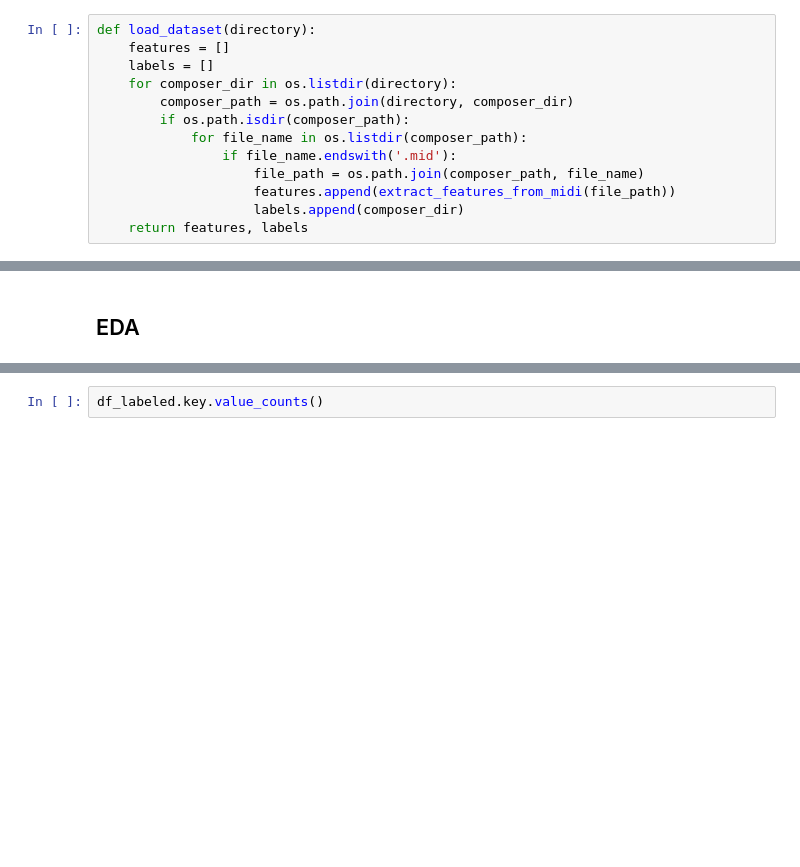
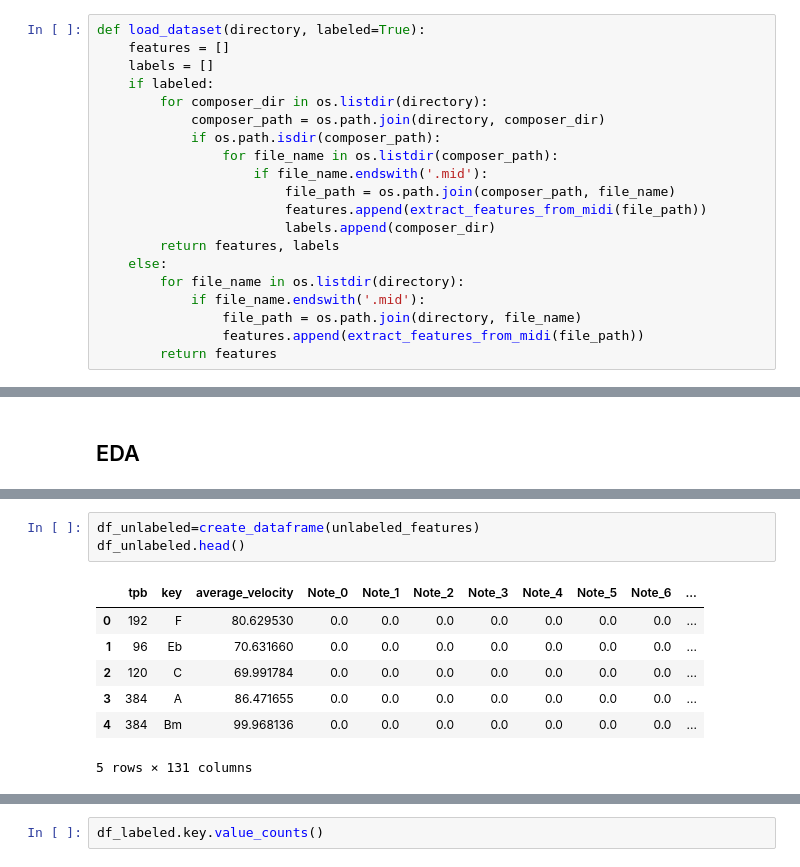
Before and after one commit to dBartMasters/sfl-challenge, a Jupyter notebook: explore_nb_mido.ipynb, the cells around one changed output, grey strips where cells are left out. Drawn from its saved outputs; the diff is of its cells as text; blank space fills up the shorter version.

```diff
--- a/explore_nb_mido.ipynb
+++ b/explore_nb_mido.ipynb
@@ -68,15 +78,22 @@ def extract_features_from_midi(file_path):
 
     return combined_features
 # %%
-def load_dataset(directory):
+def load_dataset(directory, labeled=True):
     features = []
     labels = []
-    for composer_dir in os.listdir(directory):
-        composer_path = os.path.join(directory, composer_dir)
-        if os.path.isdir(composer_path):
-            for file_name in os.listdir(composer_path):
-                if file_name.endswith('.mid'):
-                    file_path = os.path.join(composer_path, file_name)
-                    features.append(extract_features_from_midi(file_path))
-                    labels.append(composer_dir)
-    return features, labels
+    if labeled:
+        for composer_dir in os.listdir(directory):
+            composer_path = os.path.join(directory, composer_dir)
+            if os.path.isdir(composer_path):
+                for file_name in os.listdir(composer_path):
+                    if file_name.endswith('.mid'):
+                        file_path = os.path.join(composer_path, file_name)
+                        features.append(extract_features_from_midi(file_path))
+                        labels.append(composer_dir)
+        return features, labels
+    else:
+        for file_name in os.listdir(directory):
+            if file_name.endswith('.mid'):
+                file_path = os.path.join(directory, file_name)
+                features.append(extract_features_from_midi(file_path))
+        return features
@@ -103,6 +123,17 @@ df_labeled.head()
 | 3 | 384 | Cm | 85.691959 | 0.0 | 0.0 | 0.0 | 0.0 | 0.0 | 0.0 | 0.0 | ... |
 | 4 | 384 | G | 86.643597 | 0.0 | 0.0 | 0.0 | 0.0 | 0.0 | 0.0 | 0.0 | ... |
 5 rows × 132 columns
+# %%
+df_unlabeled=create_dataframe(unlabeled_features)
+df_unlabeled.head()
+# %% [output]
+|  | tpb | key | average_velocity | Note_0 | Note_1 | Note_2 | Note_3 | Note_4 | Note_5 | Note_6 | ... |
+| 0 | 192 | F | 80.629530 | 0.0 | 0.0 | 0.0 | 0.0 | 0.0 | 0.0 | 0.0 | ... |
+| 1 | 96 | Eb | 70.631660 | 0.0 | 0.0 | 0.0 | 0.0 | 0.0 | 0.0 | 0.0 | ... |
+| 2 | 120 | C | 69.991784 | 0.0 | 0.0 | 0.0 | 0.0 | 0.0 | 0.0 | 0.0 | ... |
+| 3 | 384 | A | 86.471655 | 0.0 | 0.0 | 0.0 | 0.0 | 0.0 | 0.0 | 0.0 | ... |
+| 4 | 384 | Bm | 99.968136 | 0.0 | 0.0 | 0.0 | 0.0 | 0.0 | 0.0 | 0.0 | ... |
+5 rows × 131 columns
 # %%
 # Display basic information about the DataFrame
 print("\nBasic Information about the DataFrame:")
```
Also changed, not shown: parts of 34 cells of this notebook.
